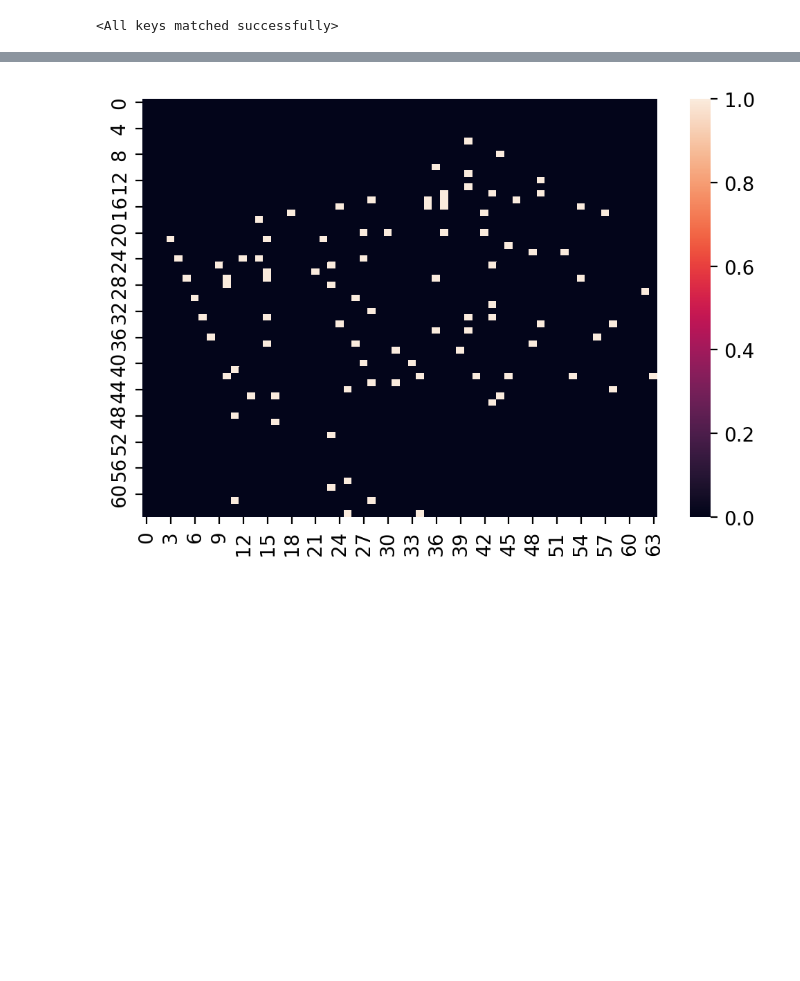
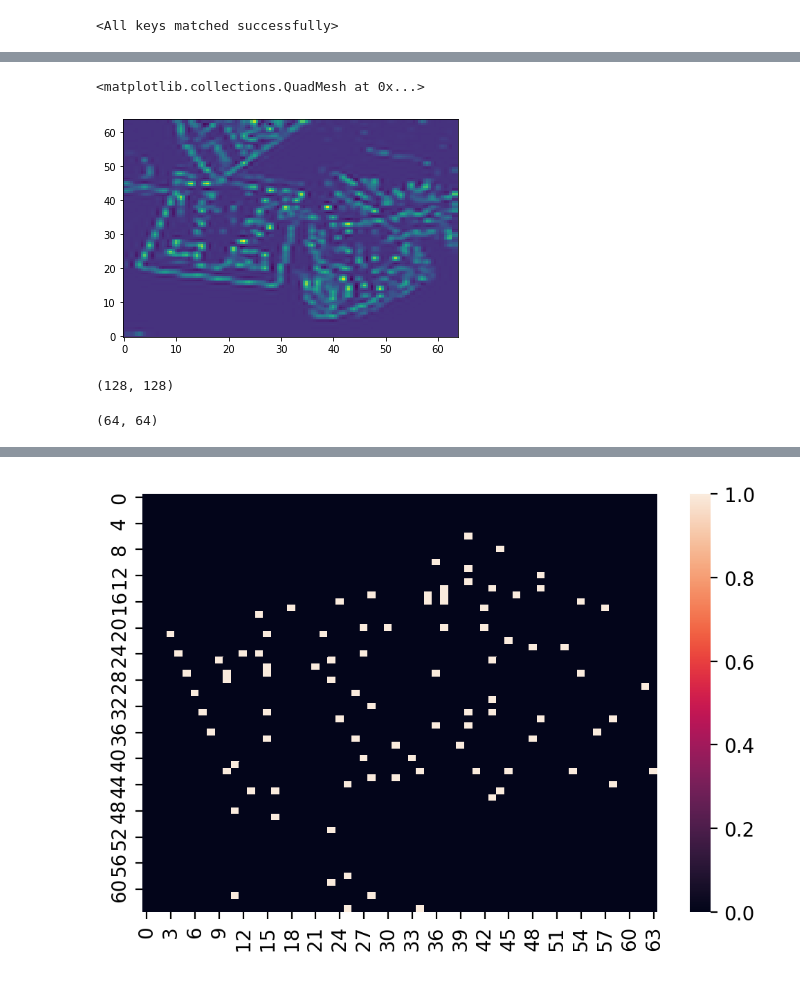
Before and after one commit to Enkrl-last/sparse-feature-pyramid, a Jupyter notebook: notebook/Heat_map_for_mask.ipynb, the cells around one changed output, grey strips where cells are left out. Drawn from its saved outputs; the diff is of its cells as text; code cells hidden in the pictures; blank space fills up the shorter version.

```diff
--- a/notebook/Heat_map_for_mask.ipynb
+++ b/notebook/Heat_map_for_mask.ipynb
@@ -148,0 +141,5 @@ mask = output[2][level][0][0].detach().cpu().numpy()#.reshape(-1)
+# %%
+plt.pcolormesh(xnew,ynew, z2, shading='auto')
+# %% [output]
+<matplotlib.collections.QuadMesh at 0x...>
+[figure, added]
@@ -148,0 +148,8 @@ mask = output[2][level][0][0].detach().cpu().numpy()#.reshape(-1)
+# %%
+z2.shape
+# %% [output]
+(128, 128)
+# %%
+z.shape
+# %% [output]
+(64, 64)
```
Also changed, not shown: parts of 19 cells of this notebook, 3 other files.
